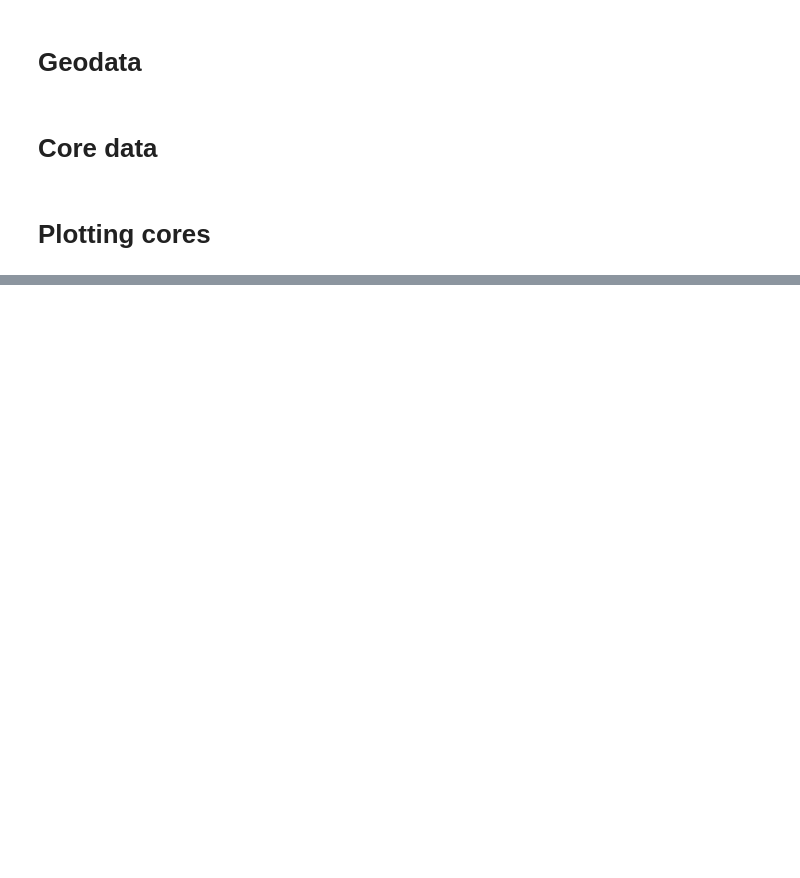
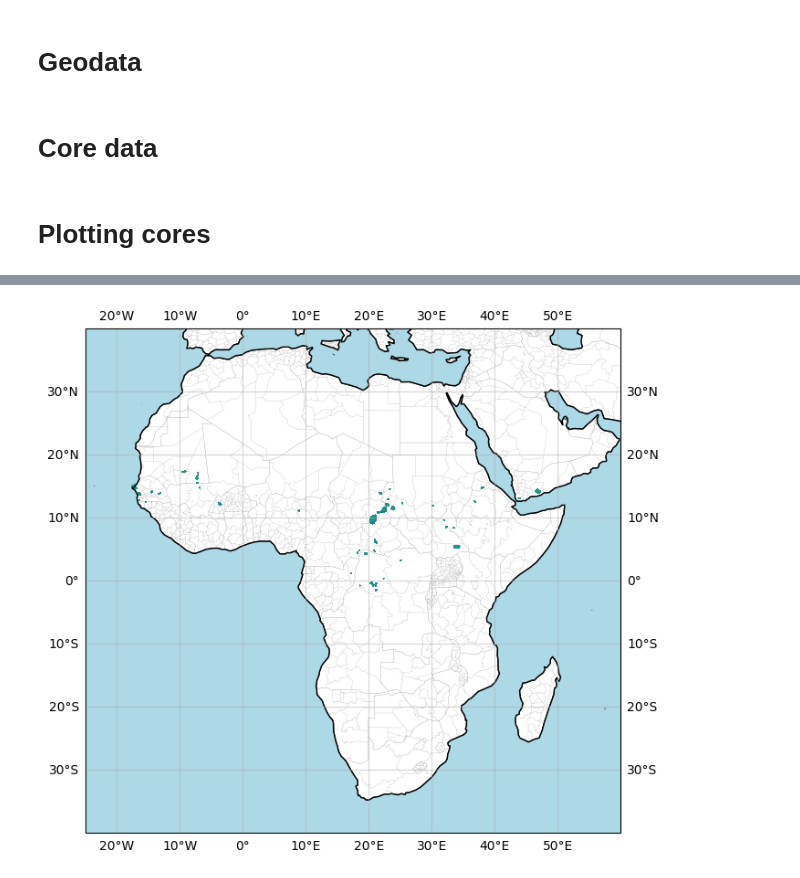
Before and after one commit to mendrika-mdg/EPS-Impact-Case-AI-Nowcasting, a Jupyter notebook: notebook/plot/plotting-africa.ipynb, the cells around one changed output, grey strips where cells are left out. Drawn from its saved outputs; the diff is of its cells as text; code cells hidden in the pictures; blank space fills up the shorter version.

```diff
--- a/notebook/plot/plotting-africa.ipynb
+++ b/notebook/plot/plotting-africa.ipynb
@@ -94,0 +106,64 @@ plt.show()
+# %%
+def resize_data(data, target_shape, order=1):
+    """Resize a 2D data array using bilinear interpolation."""
+    zoom_factors = (
+        target_shape[0] / data.shape[0],
+        target_shape[1] / data.shape[1],
+    )
+    return zoom(data, zoom=zoom_factors, order=order)
+
+def resize_coords(lat_grid, lon_grid, target_shape):
+    """Resize lat/lon coordinate grids using anti-aliasing."""
+    lat_resized = resize(lat_grid, target_shape, mode='reflect', anti_aliasing=True)
+    lon_resized = resize(lon_grid, target_shape, mode='reflect', anti_aliasing=True)
+    return lat_resized, lon_resized
+# %%
+target_shape = (1028, 1028)
+resized_cores = resize_data(cores, target_shape=target_shape)
+resized_lats, resized_lons = resize_coords(lats, lons, target_shape=target_shape)
+# %%
+# Define extent
+extent = (-25, 60, -40, 40)
+
+# Create figure and axis
+fig, ax = plt.subplots(figsize=(7, 9), subplot_kw={'projection': ccrs.PlateCarree()})
+
+# Force background to white
+fig.patch.set_facecolor('white')
+ax.set_facecolor('white')
+
+# Set map extent
+ax.set_extent(extent, crs=ccrs.PlateCarree())
+
+# Add map features
+ax.add_feature(cfeature.BORDERS, edgecolor='black', linewidth=0.1)
+ax.add_feature(cfeature.COASTLINE, edgecolor='black')
+
+# Force LAND to be white
+ax.add_feature(cfeature.LAND, facecolor='white', edgecolor='black')
+ax.add_feature(cfeature.OCEAN, facecolor='lightblue')  # Optional
+
+ax.gridlines(xlocs=np.arange(-20, 60, 10),
+             ylocs=np.arange(-40, 40, 10),
+             draw_labels=True,
+             crs=ccrs.PlateCarree(),
+             alpha=0.5
+            )
+
+admin_borders = cfeature.NaturalEarthFeature(
+    category='cultural',
+    name='admin_1_states_provinces_lines',
+    scale='10m',
+    facecolor='none'
+    )
+
+ax.add_feature(admin_borders, edgecolor='white', linewidth=0.07)
+
+ax.add_feature(admin_borders, edgecolor='black', linewidth=0.06)
+
+contour_core = ax.contourf(resized_lons, resized_lats, resized_cores!=0, levels=[0.5, 1], transform=ccrs.PlateCarree(), cmap="viridis")
+
+plt.tight_layout()
+plt.show()
+# %% [output]
+[figure, added]
```
Also changed, not shown: parts of 13 cells of this notebook, 32 other files.
